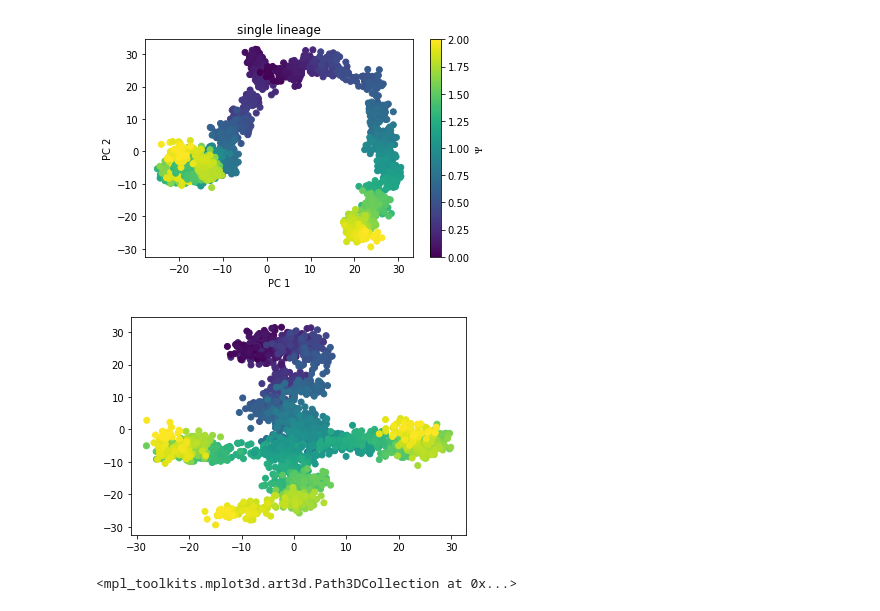
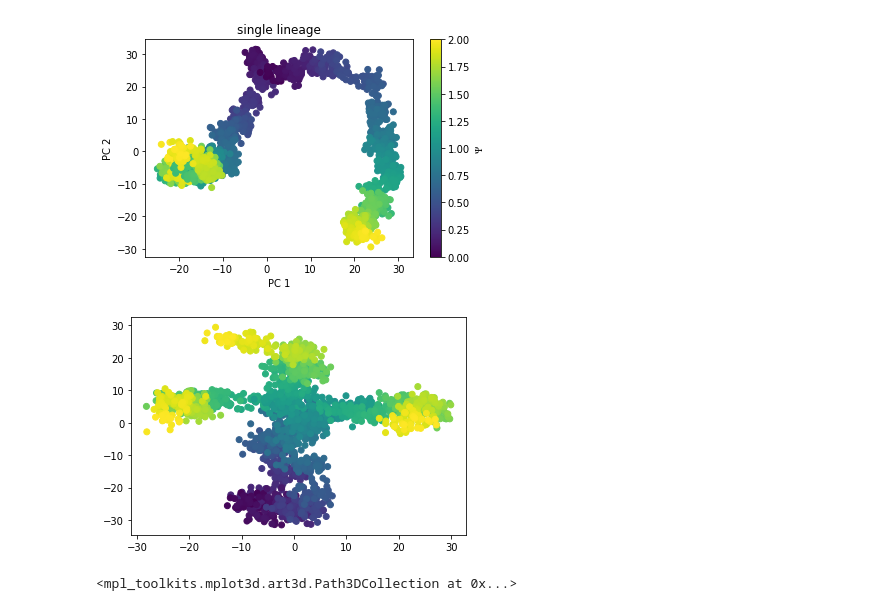
Before and after one commit to lareaulab/analysis_psix, a Jupyter notebook: simulations/process_symsim_output.ipynb, the cells around one changed output. Saved outputs shown, nothing was run; the diff lists cells and outputs as text; code cells hidden in the pictures.

```diff
--- a/simulations/process_symsim_output.ipynb
+++ b/simulations/process_symsim_output.ipynb
@@ -232,9 +232,9 @@ plt.title('single lineage')
 Text(0.5, 1.0, 'single lineage')
 [figure]
 # %%
-sc = plt.scatter(pca_mrna.T[2], pca_mrna.T[1], c=meta.depth)
+sc = plt.scatter(pca_mrna.T[2], -pca_mrna.T[1], c=meta.depth)
 # %% [output]
-[figure, old version]
+[figure, new version]
 # %%
 fig = plt.figure()
 ax = fig.add_subplot(111, projection='3d')
```
Also changed, not shown: 6 other files.
